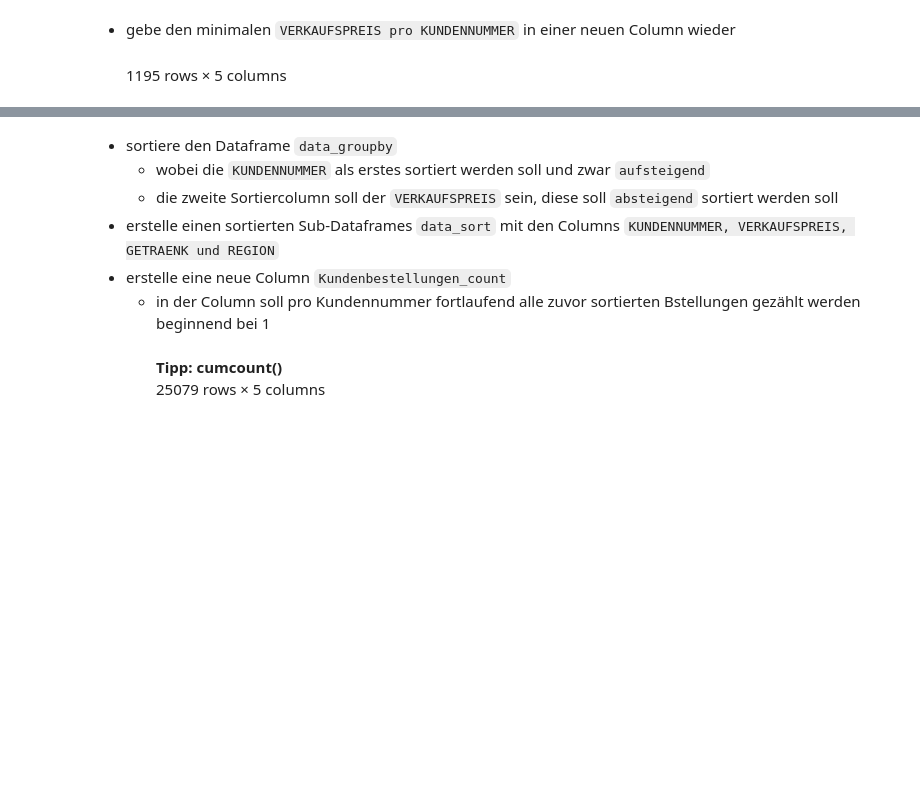
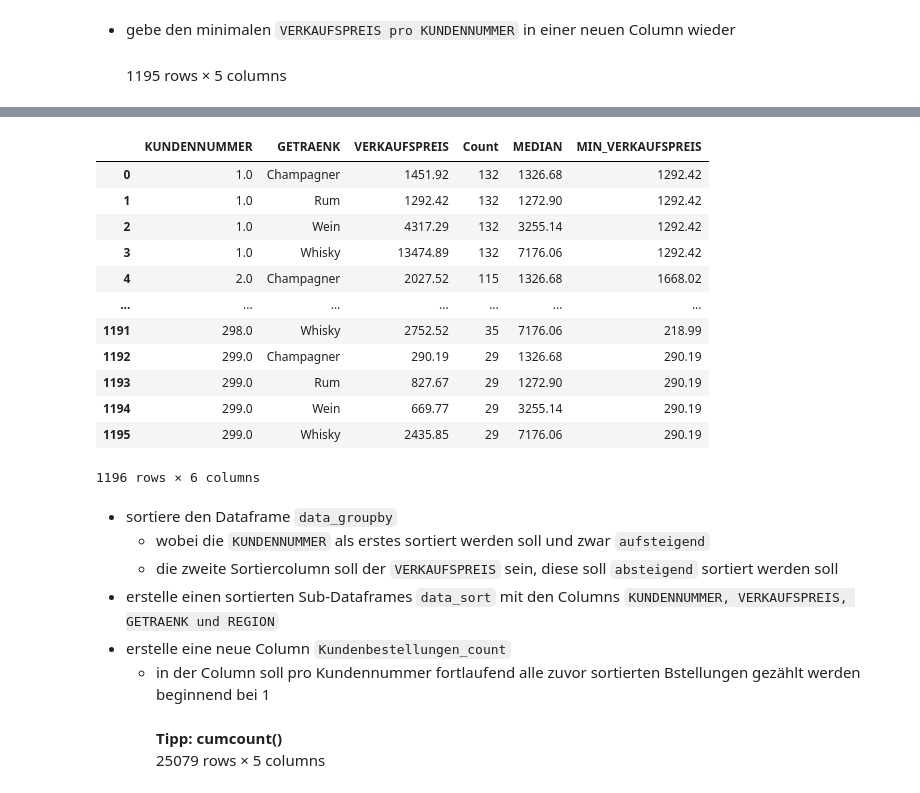
Before and after one commit to ImFin3/Fortgeschrittene-Programmierung-Uebungen, a Jupyter notebook: 09_Basis_Transformieren.ipynb, the cells around one changed output, grey strips where cells are left out. Drawn from its saved outputs; the diff is of its cells as text; code cells hidden in the pictures; blank space fills up the shorter version.

```diff
--- a/09_Basis_Transformieren.ipynb
+++ b/09_Basis_Transformieren.ipynb
@@ -223,0 +338,3 @@ Name: BESTELLNUMMER, Length: 299, dtype: int64
+# %%
+data_groupby_count = data_groupby.groupby("KUNDENNUMMER").size()
+data_groupby_count
@@ -242,0 +359,3 @@ Name: VERKAUFSPREIS, Length: 1195, dtype: float64
+# %%
+data_groupby_verkauf = data_groupby.groupby(["KUNDENNUMMER", "GETRAENK"])["VERKAUFSPREIS"].sum()
+data_groupby_verkauf
@@ -262,0 +381,13 @@ Name: VERKAUFSPREIS, Length: 1195, dtype: float64
+# %%
+# erstmal die Series objekte in dataframes wandeln indem man den index resetted
+data_groupby_count = data_groupby_count.reset_index(name="BESTELLNUMMER")
+data_groupby_verkauf = data_groupby_verkauf.reset_index()
+
+# dann mergen
+data = data_groupby_verkauf.merge(
+    data_groupby_count,
+    on="KUNDENNUMMER",
+    how="left"
+)
+data = data.rename(columns={"BESTELLNUMMER": "Count"})
+data
@@ -282,0 +413,7 @@ Name: VERKAUFSPREIS, Length: 1195, dtype: float64
+# %%
+data["MEDIAN"] = (
+    data
+        .groupby("GETRAENK")["VERKAUFSPREIS"]
+        .transform("median")
+)
+data
@@ -302,3 +438,20 @@ Name: VERKAUFSPREIS, Length: 1195, dtype: float64
+# %%
+data["MIN_VERKAUFSPREIS"] = data.groupby("KUNDENNUMMER")["VERKAUFSPREIS"].transform("min")
+data
+# %% [output]
+|  | KUNDENNUMMER | GETRAENK | VERKAUFSPREIS | Count | MEDIAN | MIN_VERKAUFSPREIS |
+| 0 | 1.0 | Champagner | 1451.92 | 132 | 1326.68 | 1292.42 |
+| 1 | 1.0 | Rum | 1292.42 | 132 | 1272.90 | 1292.42 |
+| 2 | 1.0 | Wein | 4317.29 | 132 | 3255.14 | 1292.42 |
+| 3 | 1.0 | Whisky | 13474.89 | 132 | 7176.06 | 1292.42 |
+| 4 | 2.0 | Champagner | 2027.52 | 115 | 1326.68 | 1668.02 |
+| ... | ... | ... | ... | ... | ... | ... |
+| 1191 | 298.0 | Whisky | 2752.52 | 35 | 7176.06 | 218.99 |
+| 1192 | 299.0 | Champagner | 290.19 | 29 | 1326.68 | 290.19 |
+| 1193 | 299.0 | Rum | 827.67 | 29 | 1272.90 | 290.19 |
+| 1194 | 299.0 | Wein | 669.77 | 29 | 3255.14 | 290.19 |
+| 1195 | 299.0 | Whisky | 2435.85 | 29 | 7176.06 | 290.19 |
+1196 rows × 6 columns
 # %% [markdown]
 - sortiere den Dataframe `data_groupby`
     - wobei die `KUNDENNUMMER` als erstes sortiert werden soll und zwar `aufsteigend`
```
Also changed, not shown: parts of 65 cells of this notebook, 6 other files.
